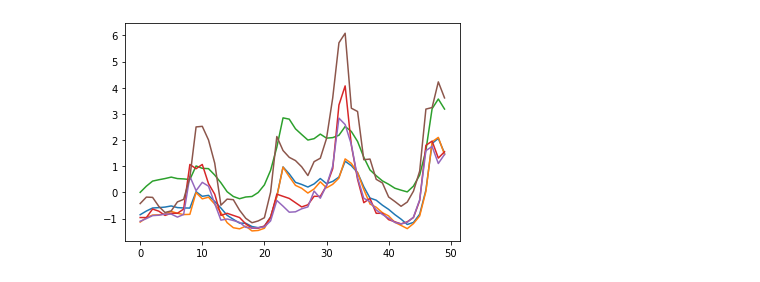
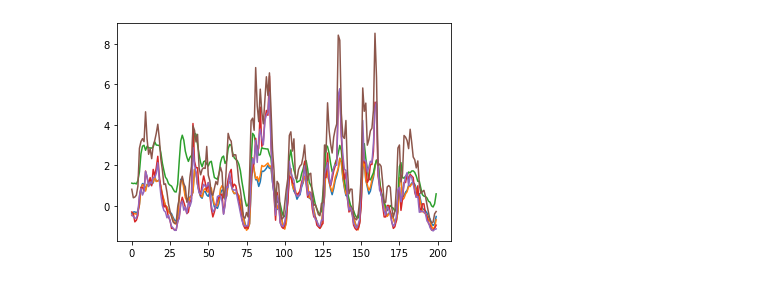
Before and after one commit to KoldaEFK/Pytorch-RNN, a Jupyter notebook: Prep_version.ipynb, the cells around one changed output. Drawn from its saved outputs; the diff is of its cells as text; code cells hidden in the pictures.

```diff
--- a/Prep_version.ipynb
+++ b/Prep_version.ipynb
@@ -21,13 +21,14 @@ df_test = scaler.transform(df_test)
 # %%
 #hyperparameters
 
-sequence_length = 50 #number of steps we are looking back
+sequence_length = 100 #number of steps we are looking back
 batch_size = 40
 learning_rate = 0.0001
 input_size = 11 #the number of features
-hidden_size = 32 #size of hidden layer in RNN
+hidden_size = 64 #size of hidden layer in RNN
 output_size = 3 #the targets
 num_epochs = 20
+n_layers = 3
 # %%
 #RESHAPING the problem from TIME SERIES to SUPERVISED LEARNING
 #X shape --> (length-sequence_length),sequence_length,features 4900,300,11
@@ -102,7 +104,7 @@ class RNN(nn.Module):
         self.sequence_length = sequence_length
         self.n_layers = n_layers
         self.hidden_size = hidden_size
-        self.rnn = nn.RNN(n_features, hidden_size, n_layers, batch_first=True) #expects input of shape --> batch_size, sequence_length, features
+        self.rnn = nn.GRU(n_features, hidden_size, n_layers, batch_first=True) #expects input of shape --> batch_size, sequence_length, features
         self.fc = nn.Linear(hidden_size, output_size) #fully connected layer
 
     def forward(self,x):
@@ -150,7 +152,7 @@ class RNN(nn.Module):
 
             return outputs
 
-model = RNN(input_size,3,hidden_size,output_size,sequence_length).to(device)
+model = RNN(input_size,n_layers,hidden_size,output_size,sequence_length).to(device)
 
 #loss and optimizer
 criterion = nn.MSELoss()
@@ -208,14 +210,18 @@ epoch 20 / 20, step 100 / 113, loss = 0.23090910911560059
 # %%
 #EVALUATION USING GRAPHS
+#serves for visually assesing the performance of the model
 
-test_outputs = model.predict(test_dataset[100:800],test_dataset[800:900]) #getting the outputs for data in eval_dataset in second argument of the function predict
+test_outputs = model.predict(test_dataset[100:600],test_dataset[600:800]) #getting the outputs for data in eval_dataset in second argument of the function predict
 test_outputs = torch.stack(test_outputs)
 test_outputs = test_outputs.cpu().detach().numpy()
 
-evv = test_dataset[800:900,8:] #the true data of those data points; not used in the "predict" function
+evv = test_dataset[600:800,8:] #the true data of those data points; not used in the "predict" function
+
+#test_outputs = scaler.inverse_transform(test_outputs)
+#evv = scaler.inverse_transform(evv)
 
 plt.plot(test_outputs)
 plt.plot(evv)
 plt.show()
 # %% [output]
-[figure, old version]
+[figure, new version]
```
Also changed, not shown: parts of 4 cells of this notebook.
